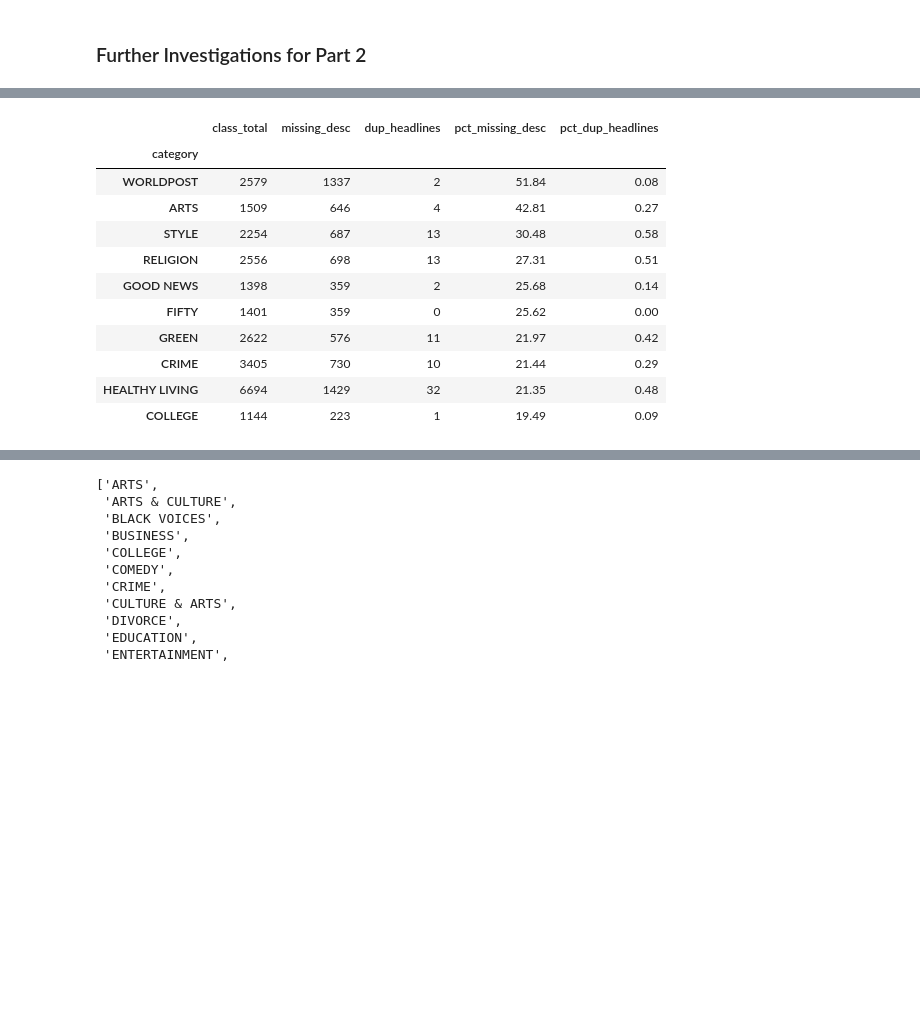
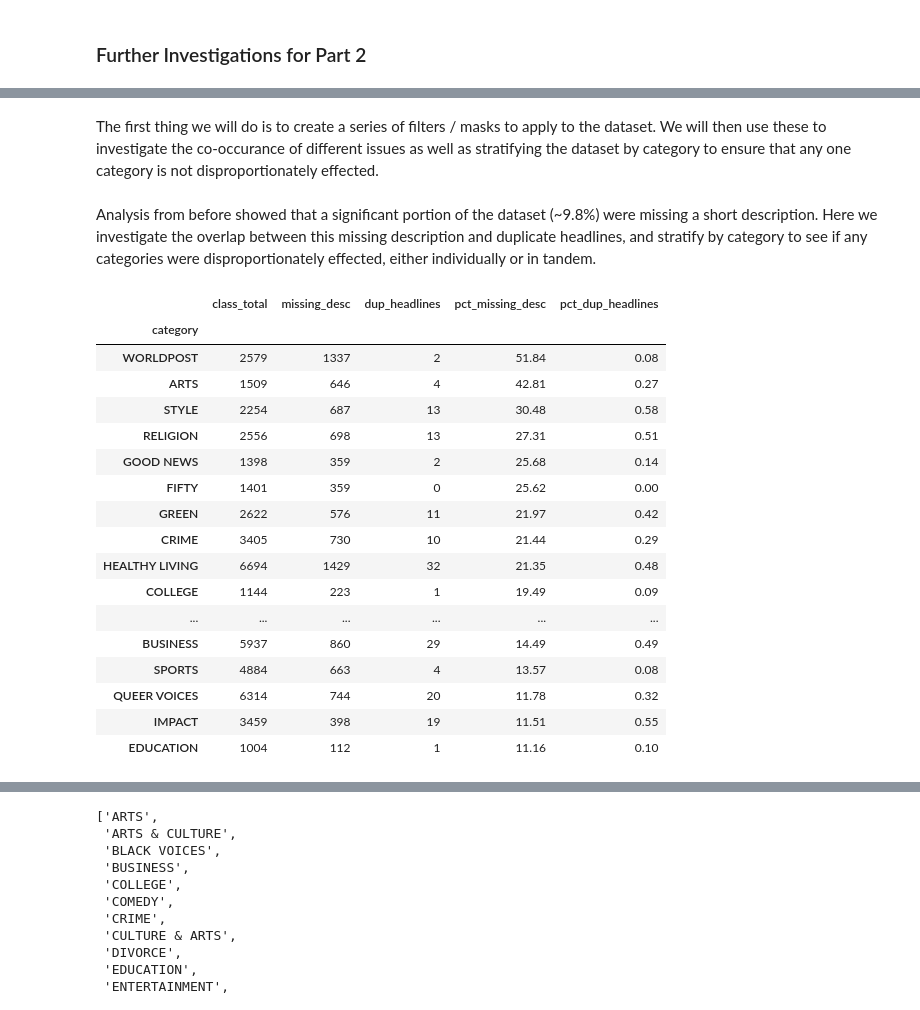
Before and after one commit to tbeerio/DX703-Milestone-One, a Jupyter notebook: Milestone_01_Group_28_copy.ipynb, the cells around one changed output, grey strips where cells are left out. Saved outputs shown, nothing was run; the diff lists cells and outputs as text; code cells hidden in the pictures; blank space fills up the shorter version.

```diff
--- a/Milestone_01_Group_28_copy.ipynb
+++ b/Milestone_01_Group_28_copy.ipynb
@@ -720,44 +744,60 @@ ____
+# %% [markdown]
+The first thing we will do is to create a series of filters / masks to apply to the dataset. We will then use these to investigate the co-occurance of different issues as well as stratifying the dataset by category to ensure that any one category is not disproportionately effected.
+# %%
+# ==============================================================
+# Masking / Filter Set-up for further Analysis
+# ==============================================================
+# Here we create a DataFrame and then create 'masking' filters
+# so that we can easily investigate overlap between these problems
+# per class
+
+# put into DataFrame
+df_sanity_check = pd.DataFrame(huff)
+
+# Mask where short_description is empty or missing
+null_description_mask = df_sanity_check['short_description'].fillna("").str.strip() == ""
+null_headline_mask = df_sanity_check['headline'].fillna("").str.strip() == ""
+dup_headline_mask = df_sanity_check['headline'].duplicated(keep=False)
+dup_description_mask = df_sanity_check['short_description'].duplicated(keep=False)
+# %% [markdown]
+
+
+Analysis from before showed that a significant portion of the dataset (~9.8%) were missing a short description. Here we investigate the overlap between this missing description and duplicate headlines, and stratify by category to see if any categories were disproportionately effected, either individually or in tandem.
 # %%
-# ==============================================================
-# Missing Headlines / Missing Descriptions / Duplicate Analysis
-# ==============================================================
-# Earlier, we looked into both classes with missing descriptions,
-# classes with missing headlines, and then classes with duplicate
-# headlines. Here, we combine and stratify that analysis by class
-# to ensure that there these do not disproportionately affect
-# certain categories.
 
-df_sanity_check = pd.DataFrame(huff)
-
-# Mask where short_description is empty or missing
-empty_desc_mask = df_sanity_check["short_description"].fillna("").str.strip() == ""
-
-# Count the missing and the Duplicates per class
-missing_per_class = df_sanity_check.loc[empty_desc_mask, "category"].value_counts()
-dups_per_class = df_sanity_check.loc[df_sanity_check["headline"].duplicated(keep=False), "category"].value_counts()
+# Count missing and duplicates from earlier using masks
+missing_per_class = df_sanity_check.loc[null_description_mask, "category"].value_counts()
+dup_headline_per_class = df_sanity_check.loc[dup_headline_mask, "category"].value_counts()
 
 
+# And throw into a summary dataframe:
 summary_sanity_check = pd.DataFrame({
     "class_total": df_sanity_check["category"].value_counts(),
     "missing_desc": missing_per_class,
-    "dup_headlines": dups_per_class
+    "dup_headlines": dup_headline_per_class
 }).fillna(0).astype(int)
 
 summary_sanity_check["pct_missing_desc"] = (100 * summary_sanity_check["missing_desc"] / summary_sanity_check["class_total"]).round(2)
 summary_sanity_check["pct_dup_headlines"] = (100 * summary_sanity_check["dup_headlines"] / summary_sanity_check["class_total"]).round(2)
 
 # Show classes with highest missing short_descriptions
-summary_sanity_check.sort_values("pct_missing_desc", ascending=False).head(10)
+summary_sanity_check.sort_values("pct_missing_desc", ascending=False).head(20)
 # %% [output]
 |  | class_total | missing_desc | dup_headlines | pct_missing_desc | pct_dup_headlines |
 | category |  |  |  |  |  |
 | WORLDPOST | 2579 | 1337 | 2 | 51.84 | 0.08 |
 | ARTS | 1509 | 646 | 4 | 42.81 | 0.27 |
 | STYLE | 2254 | 687 | 13 | 30.48 | 0.58 |
 | RELIGION | 2556 | 698 | 13 | 27.31 | 0.51 |
 | GOOD NEWS | 1398 | 359 | 2 | 25.68 | 0.14 |
 | FIFTY | 1401 | 359 | 0 | 25.62 | 0.00 |
 | GREEN | 2622 | 576 | 11 | 21.97 | 0.42 |
 | CRIME | 3405 | 730 | 10 | 21.44 | 0.29 |
 | HEALTHY LIVING | 6694 | 1429 | 32 | 21.35 | 0.48 |
 | COLLEGE | 1144 | 223 | 1 | 19.49 | 0.09 |
+| ... | ... | ... | ... | ... | ... |
+| BUSINESS | 5937 | 860 | 29 | 14.49 | 0.49 |
+| SPORTS | 4884 | 663 | 4 | 13.57 | 0.08 |
+| QUEER VOICES | 6314 | 744 | 20 | 11.78 | 0.32 |
+| IMPACT | 3459 | 398 | 19 | 11.51 | 0.55 |
+| EDUCATION | 1004 | 112 | 1 | 11.16 | 0.10 |
```
Also changed, not shown: parts of 45 cells of this notebook.
